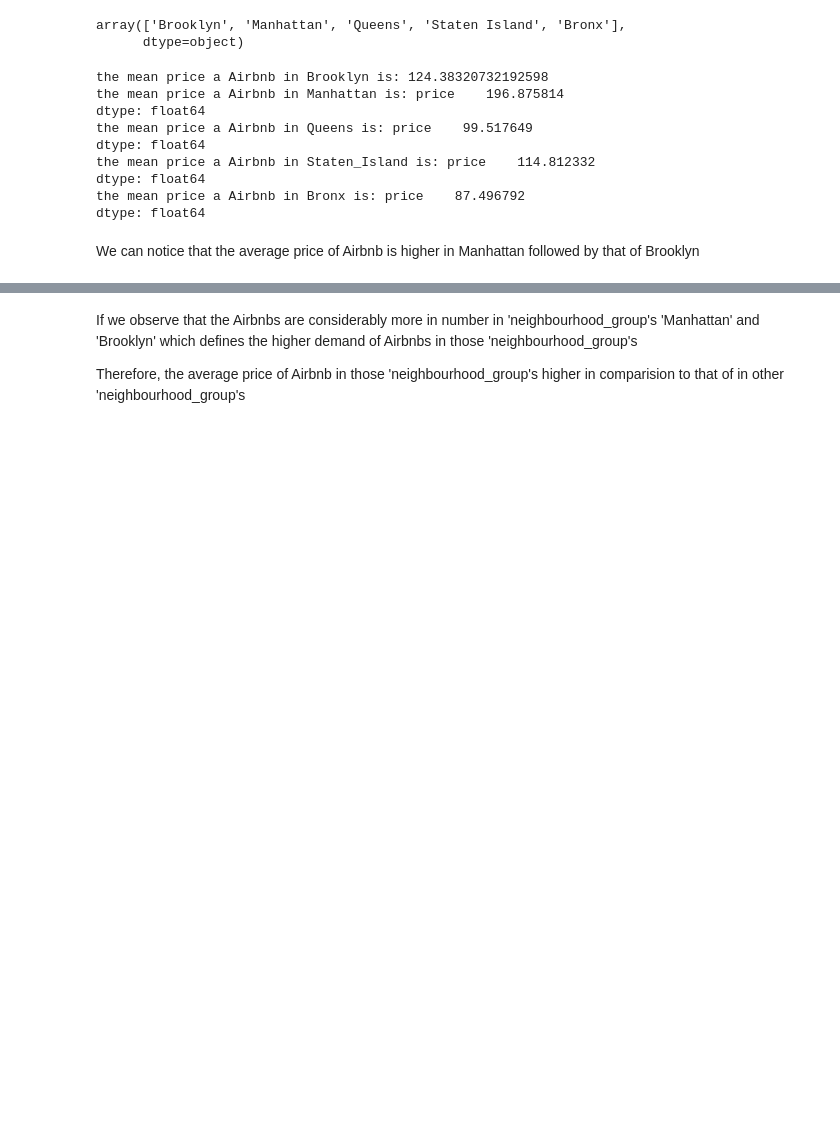
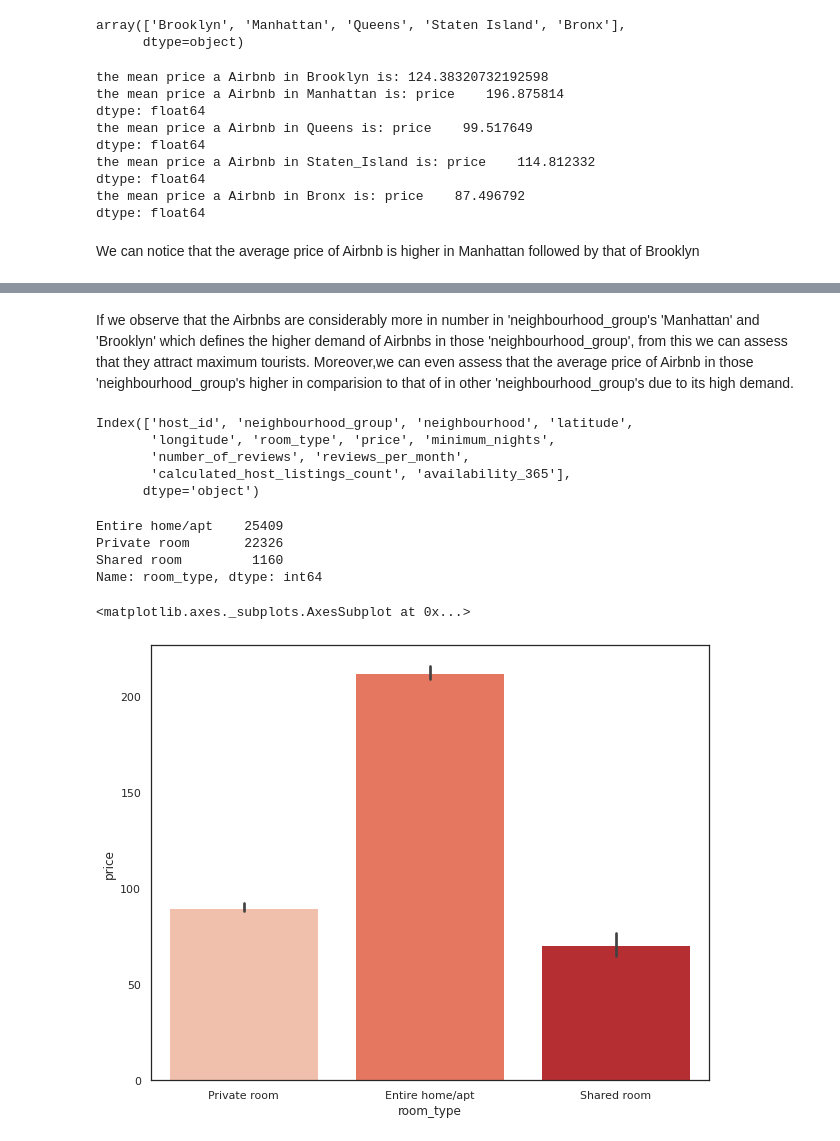
Before and after one commit to abm4github/Airbnb-EDA, a Jupyter notebook: Airbnb_EDA.ipynb, the cells around one changed output, grey strips where cells are left out. Cells and saved outputs as stored; diff of their text form; code cells hidden in the pictures; blank space fills up the shorter version.

```diff
--- a/Airbnb_EDA.ipynb
+++ b/Airbnb_EDA.ipynb
@@ -249,6 +241,27 @@ viz_Airbnb_map.show()
 # %% [output]
 [interactive output not drawn]
 # %% [markdown]
-If we observe that the Airbnbs are considerably more in number in 'neighbourhood_group's 'Manhattan' and 'Brooklyn' which defines the higher demand of Airbnbs in those 'neighbourhood_group's
-
-Therefore, the average price of Airbnb in those 'neighbourhood_group's higher in comparision to that of in other 'neighbourhood_group's
+If we observe that the Airbnbs are considerably more in number in 'neighbourhood_group's 'Manhattan' and 'Brooklyn' which defines the higher demand of Airbnbs in those 'neighbourhood_group', from this we can assess that they attract maximum tourists.
+Moreover,we can even assess that the average price of Airbnb in those 'neighbourhood_group's higher in comparision to that of in other 'neighbourhood_group's due to its high demand.
+# %%
+df.columns
+# host_id, place, room_type, price, minimum_nights
+# %% [output]
+Index(['host_id', 'neighbourhood_group', 'neighbourhood', 'latitude',
+       'longitude', 'room_type', 'price', 'minimum_nights',
+       'number_of_reviews', 'reviews_per_month',
+       'calculated_host_listings_count', 'availability_365'],
+      dtype='object')
+# %%
+df.room_type.value_counts()
+# %% [output]
+Entire home/apt    25409
+Private room       22326
+Shared room         1160
+Name: room_type, dtype: int64
+# %%
+viz_price_room_type = sns.barplot(x='room_type', y='price', data= df, palette='Reds')
+viz_price_room_type
+# %% [output]
+<matplotlib.axes._subplots.AxesSubplot at 0x...>
+[figure, added]
```
Also changed, not shown: parts of 4 cells of this notebook.
